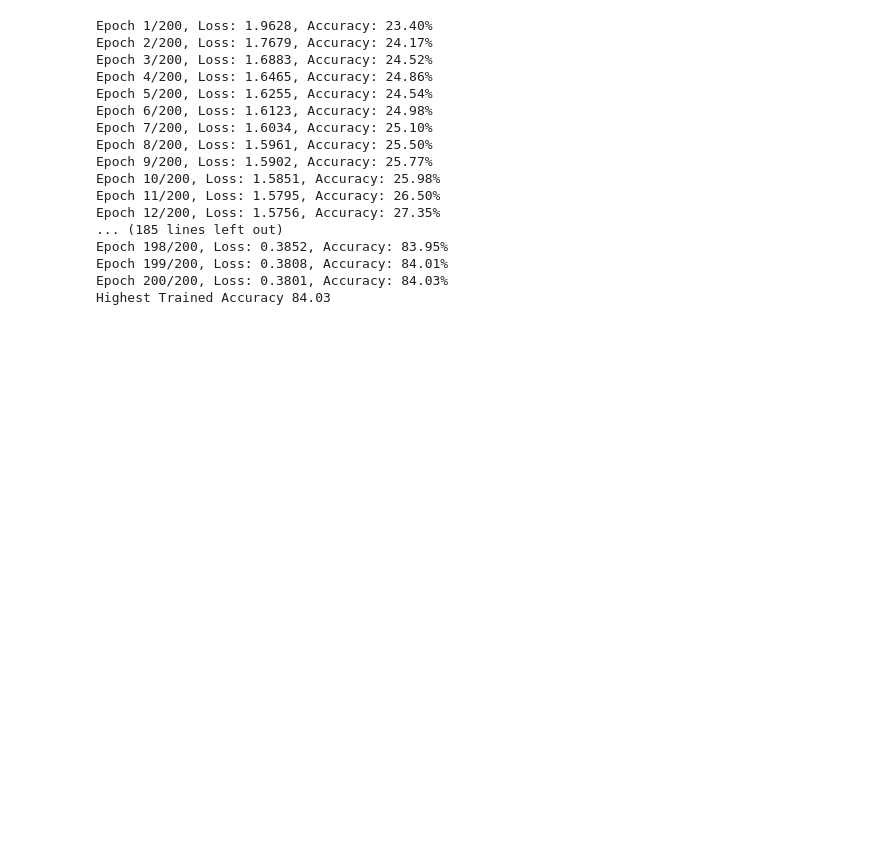
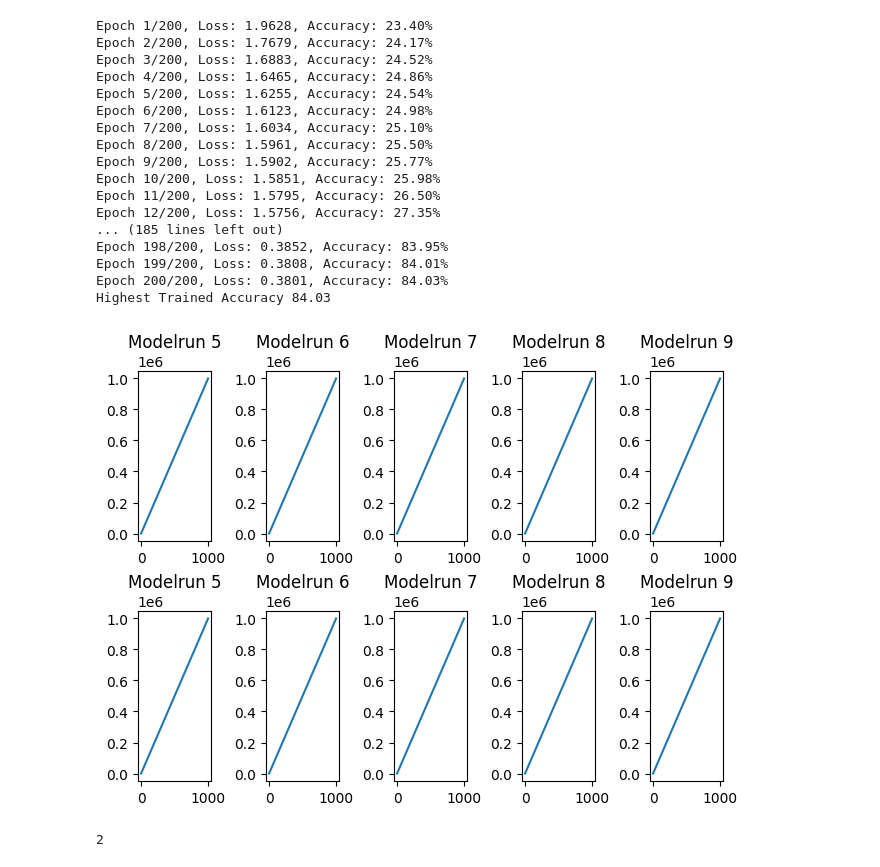
Before and after one commit to AlbinoLoaf/brAIncells, a Jupyter notebook: gnnltest.ipynb, the cells around one changed output. Saved outputs shown, nothing was run; the diff lists cells and outputs as text; code cells hidden in the pictures; blank space fills up the shorter version.

Commit message:
plot function

```diff
--- a/gnnltest.ipynb
+++ b/gnnltest.ipynb
@@ -166,0 +206,21 @@ Highest Trained Accuracy 84.03
+# %%
+fig, axs = plt.subplots(2, 10//2, layout='constrained')
+
+for i in range(10//2):
+        ax=axs[0][i]
+        ax.plot(np.arange(0, 1e6, 1000))
+        ax.set_title(f'Modelrun {i+10//2}')
+
+
+        ax = axs[1][i]
+        ax.plot(np.arange(0, 1e6, 1000))
+
+        ax.set_title(f'Modelrun {i+10//2}')
+plt.show()
+# %% [output]
+[figure, added]
+# %%
+a = [[1, 2], [1], ["a"]]
+print(a[0][1])  # Output: 2
+# %% [output]
+2
```
Also changed, not shown: parts of 1 cell of this notebook.
